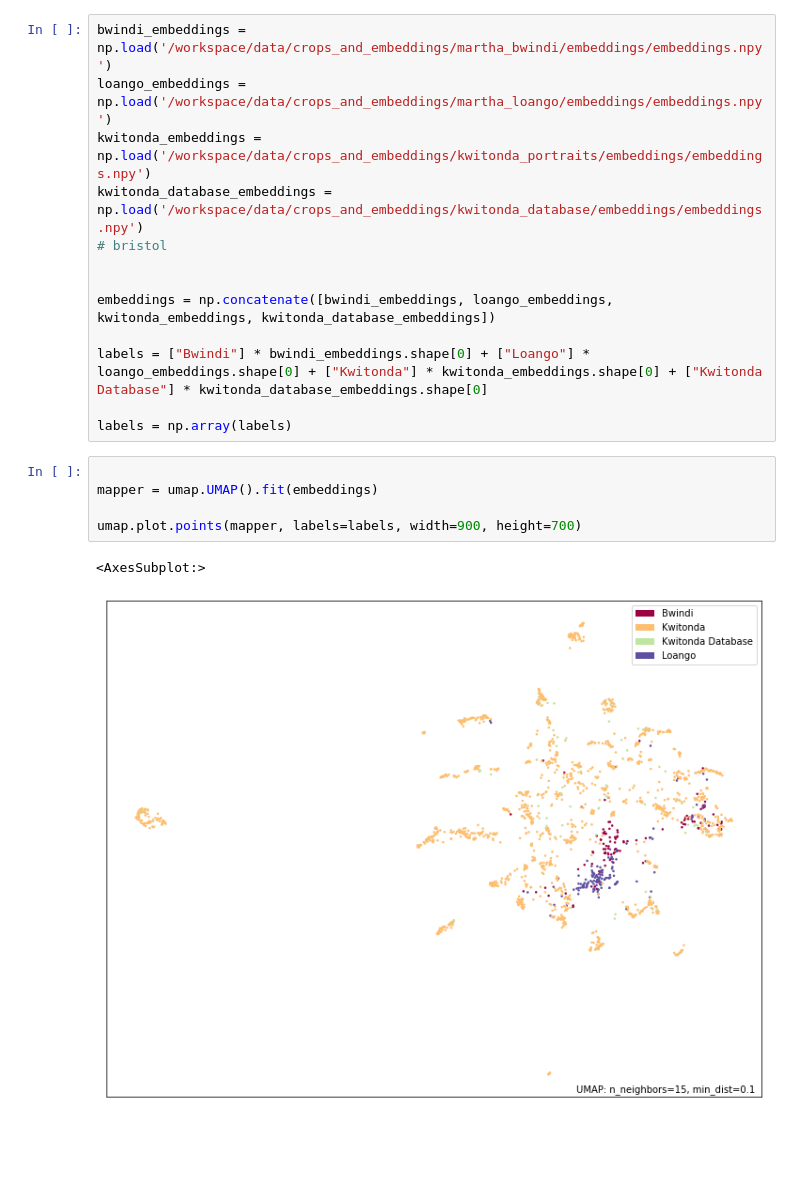
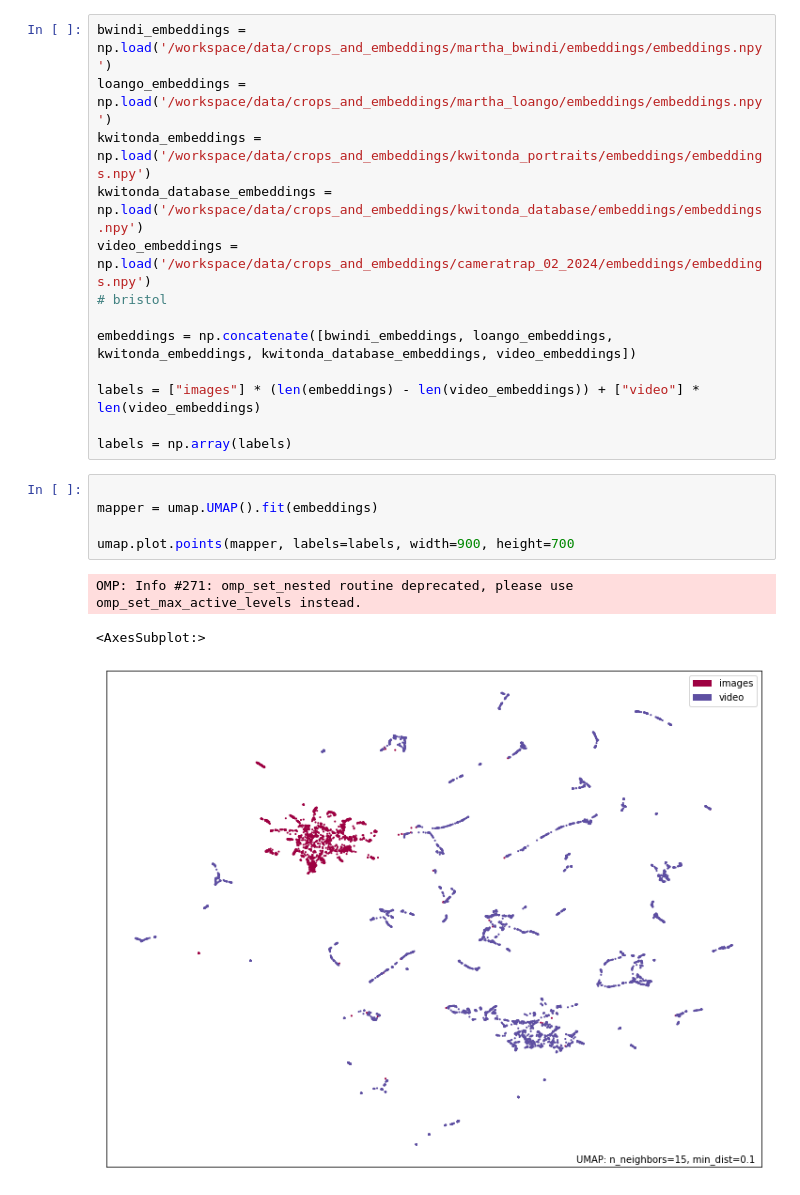
Before and after one commit to rohansaw/gorillavision-interspecies-money, a Jupyter notebook: analysis/differences_between_datasets_video.ipynb, the cells around one changed output. Saved outputs shown, nothing was run; the diff lists cells and outputs as text; blank space fills up the shorter version.

```diff
--- a/analysis/differences_between_datasets_video.ipynb
+++ b/analysis/differences_between_datasets_video.ipynb
@@ -15,19 +15,20 @@ bwindi_embeddings = np.load('/workspace/data/crops_and_embeddings/martha_bwindi/
 loango_embeddings = np.load('/workspace/data/crops_and_embeddings/martha_loango/embeddings/embeddings.npy')
 kwitonda_embeddings = np.load('/workspace/data/crops_and_embeddings/kwitonda_portraits/embeddings/embeddings.npy')
 kwitonda_database_embeddings = np.load('/workspace/data/crops_and_embeddings/kwitonda_database/embeddings/embeddings.npy')
+video_embeddings = np.load('/workspace/data/crops_and_embeddings/cameratrap_02_2024/embeddings/embeddings.npy')
 # bristol
 
+embeddings = np.concatenate([bwindi_embeddings, loango_embeddings, kwitonda_embeddings, kwitonda_database_embeddings, video_embeddings])
 
-embeddings = np.concatenate([bwindi_embeddings, loango_embeddings, kwitonda_embeddings, kwitonda_database_embeddings])
-
-labels = ["Bwindi"] * bwindi_embeddings.shape[0] + ["Loango"] * loango_embeddings.shape[0] + ["Kwitonda"] * kwitonda_embeddings.shape[0] + ["Kwitonda Database"] * kwitonda_database_embeddings.shape[0]
+labels = ["images"] * (len(embeddings) - len(video_embeddings)) + ["video"] * len(video_embeddings)
 
 labels = np.array(labels)
 # %%
 
 mapper = umap.UMAP().fit(embeddings)
 
-umap.plot.points(mapper, labels=labels, width=900, height=700)
+umap.plot.points(mapper, labels=labels, width=900, height=700
 # %% [output]
-<AxesSubplot:>
+OMP: Info #271: omp_set_nested routine deprecated, please use omp_set_max_active_levels instead.
+<AxesSubplot:>
-[figure, old version]
+[figure, new version]
```
Also changed, not shown: parts of 1 cell of this notebook, 4 other files.
